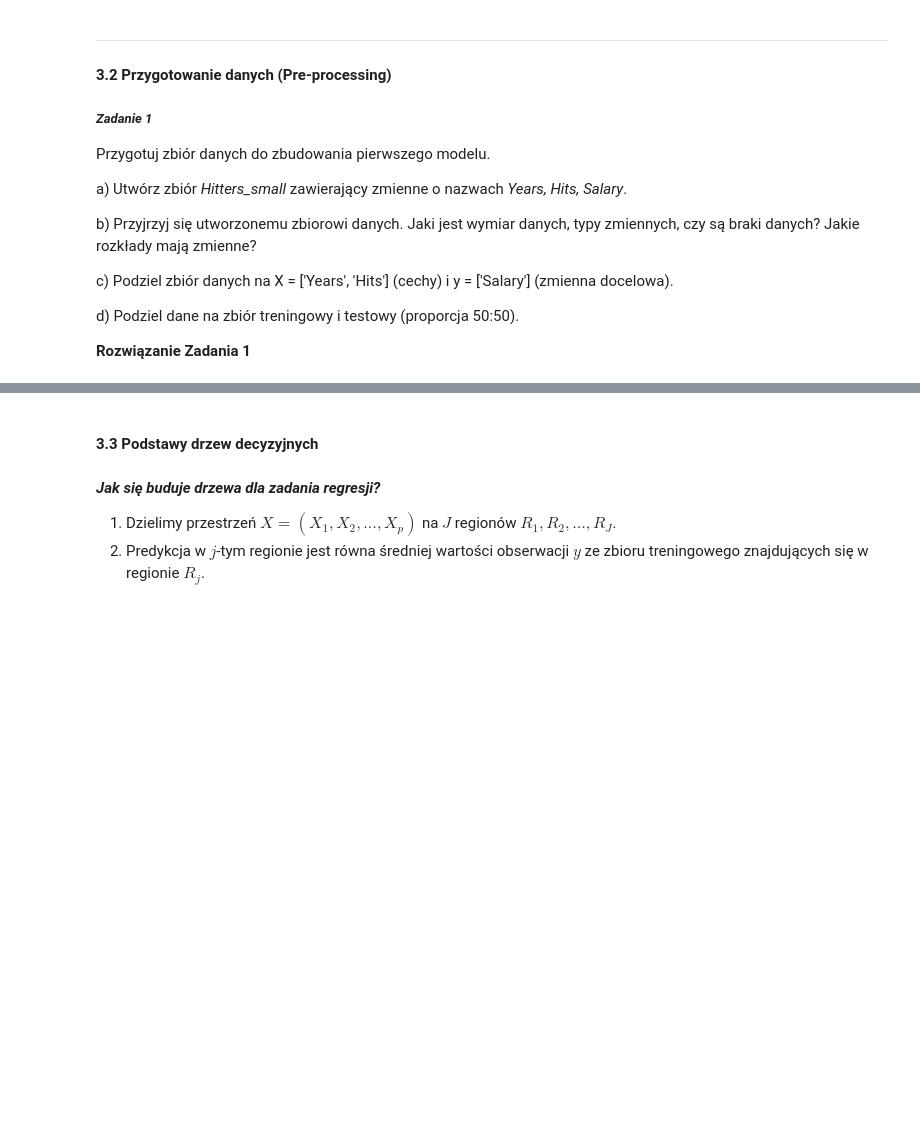
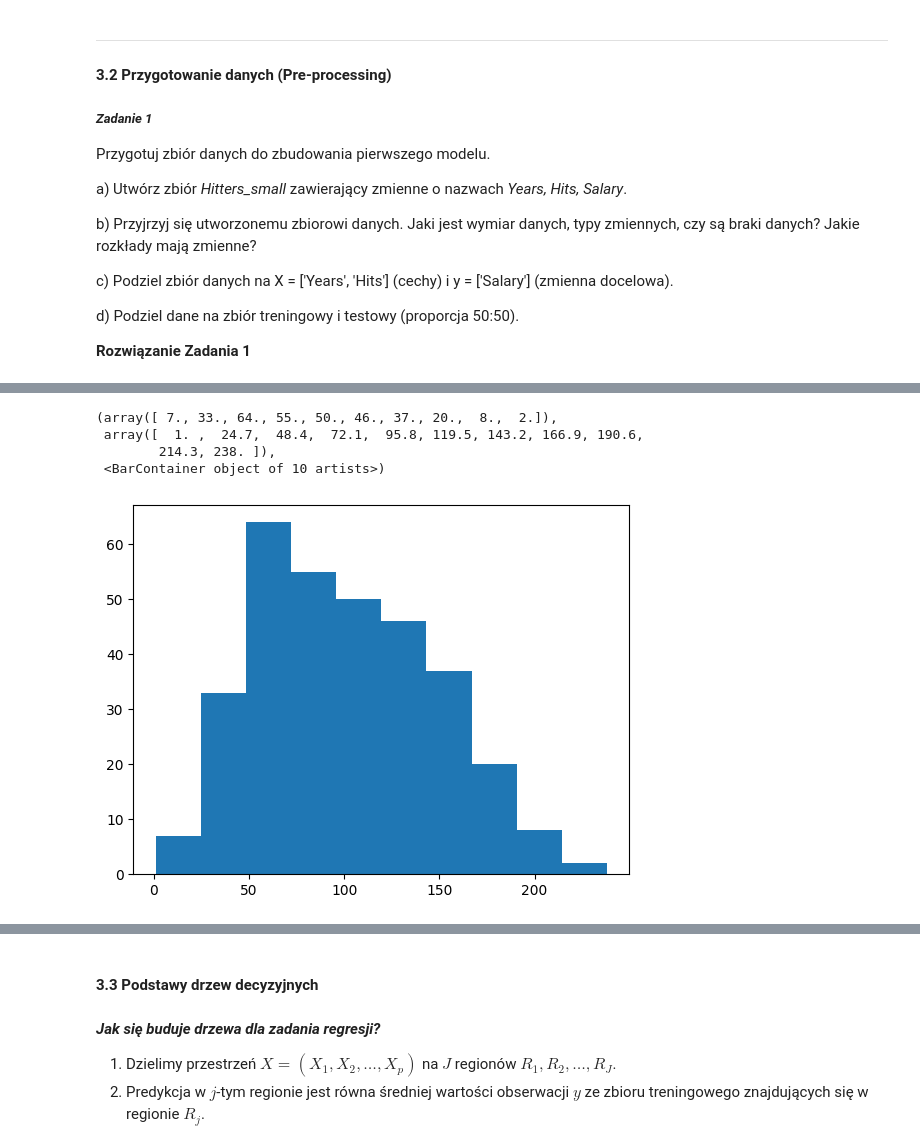
Before and after one commit to blazejkl/machine-learning-intro, a Jupyter notebook: lab1/lab01.ipynb, the cells around one changed output, grey strips where cells are left out. Drawn from its saved outputs; the diff is of its cells as text; code cells hidden in the pictures; blank space fills up the shorter version.

```diff
--- a/lab1/lab01.ipynb
+++ b/lab1/lab01.ipynb
@@ -134,0 +197,8 @@ d) Podziel dane na zbiór treningowy i testowy (proporcja 50:50).
+# %%
+plt.hist(Hitters_small[['Hits']])
+# %% [output]
+(array([ 7., 33., 64., 55., 50., 46., 37., 20.,  8.,  2.]),
+ array([  1. ,  24.7,  48.4,  72.1,  95.8, 119.5, 143.2, 166.9, 190.6,
+        214.3, 238. ]),
+ <BarContainer object of 10 artists>)
+[figure, added]
```
Also changed, not shown: parts of 15 cells of this notebook.
